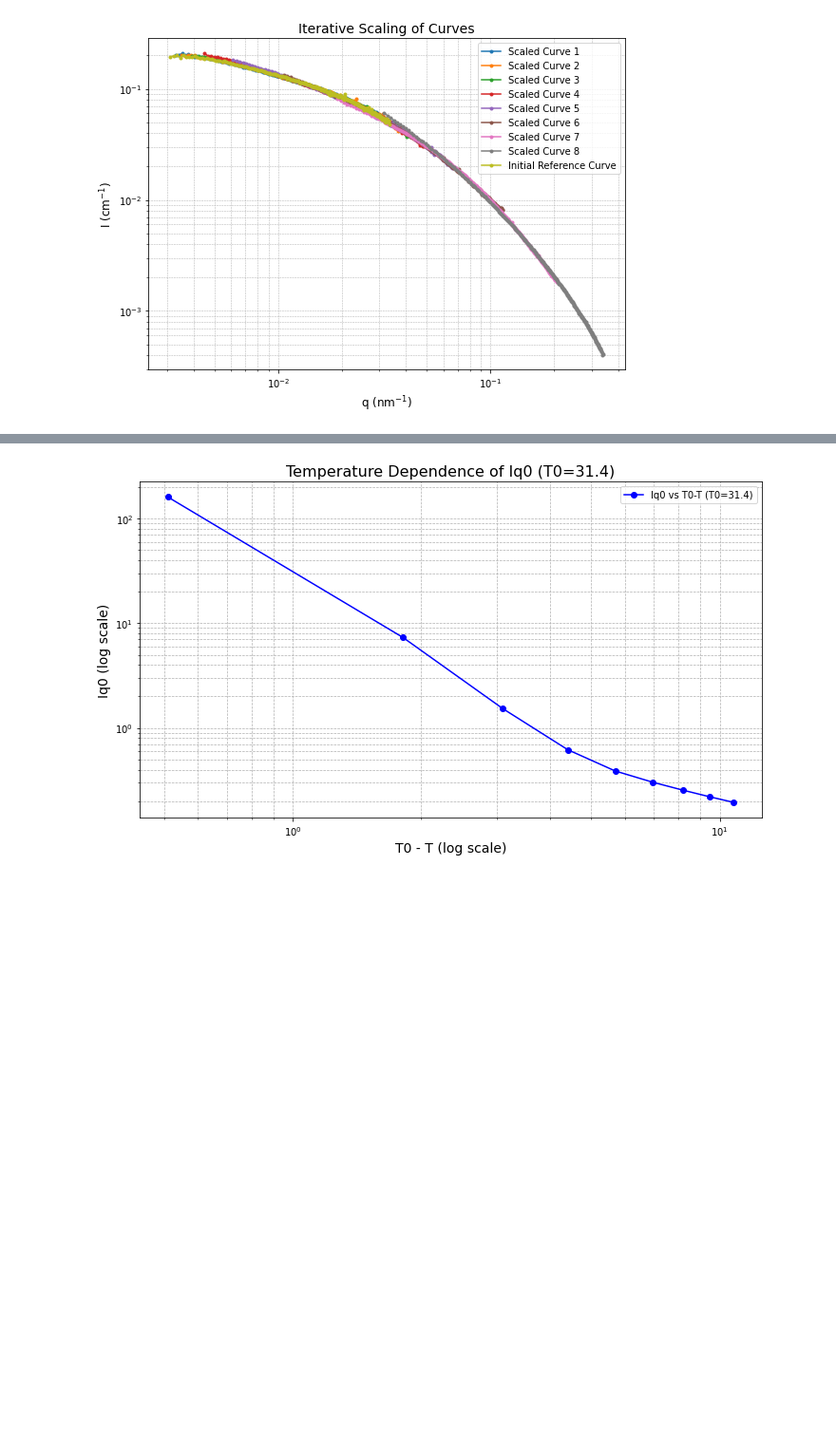
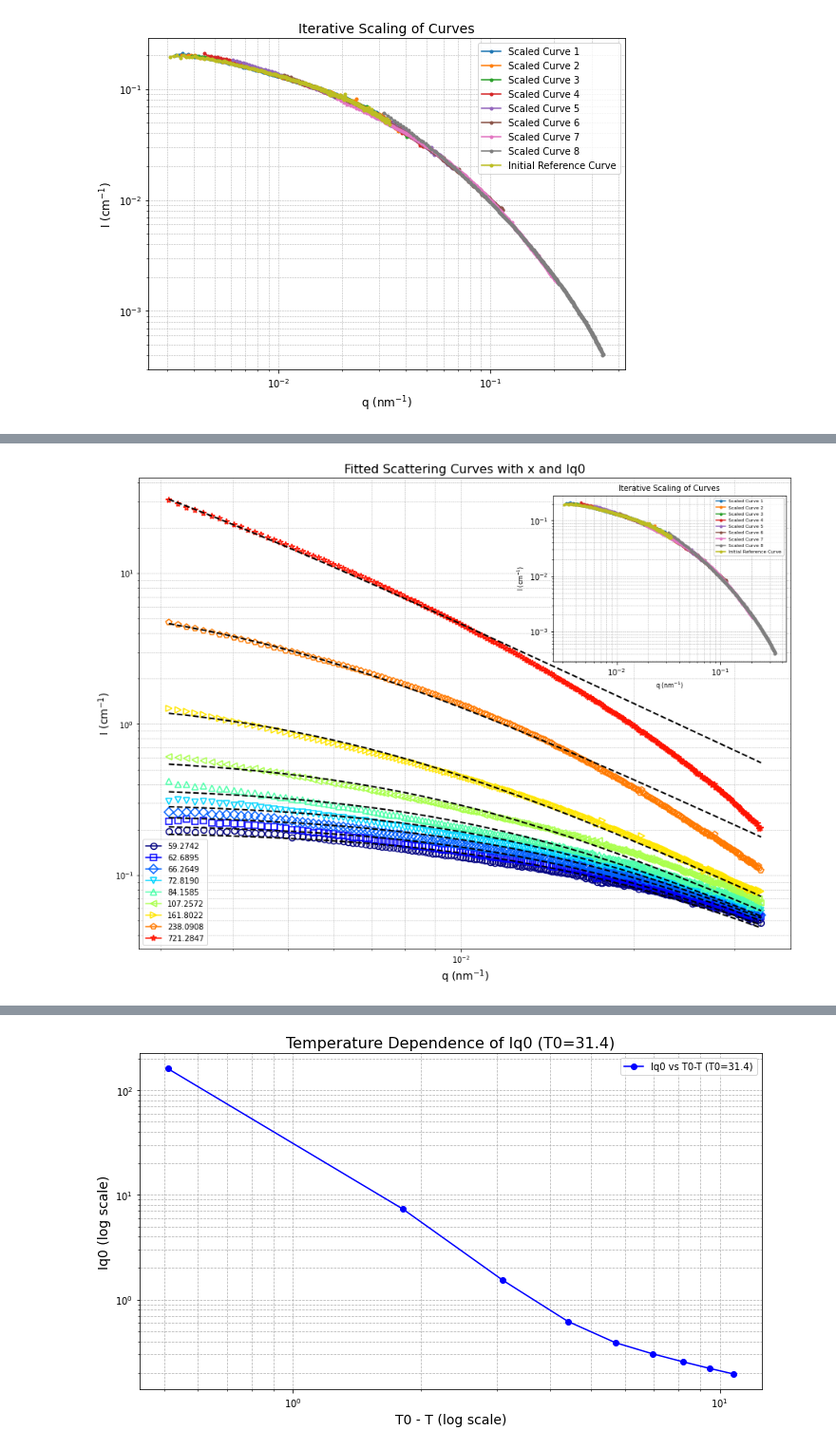
Before and after one commit to AZjk/llps-saxpcs, a Jupyter notebook: H06/H06_SAXS_Scaling.ipynb, the cells around one changed output, grey strips where cells are left out. Shown at 95% size. Saved outputs shown, nothing was run; the diff lists cells and outputs as text; code cells hidden in the pictures; blank space fills up the shorter version.

```diff
--- a/H06/H06_SAXS_Scaling.ipynb
+++ b/H06/H06_SAXS_Scaling.ipynb
@@ -287,0 +308,94 @@ Curve 9: Fitted Iq0 = 160.6682, Fitted x = 721.2847
+# %%
+import pickle
+import numpy as np
+import matplotlib.pyplot as plt
+from matplotlib.lines import Line2D
+from scipy.optimize import curve_fit
+
+# Load the data
+with open('checkpoint.pickle', 'rb') as f:
+    avg_ramp_up = pickle.load(f)
+    avg_ramp_down = pickle.load(f)
+    t_el = pickle.load(f)
+    ql_sta = pickle.load(f)
+    ql_dyn = pickle.load(f)
+
+# Function to preprocess data and remove non-positive values
+def preprocess_data(avg_data_list, ql_sta):
+    cleaned_data_list = []
+    cleaned_ql_sta = []
+    for curve in avg_data_list[:-1]:
+        q = ql_sta
+        i = curve['saxs_1d']
+        valid_indices = (q > 0) & (i > 0)
+        cleaned_q = q[valid_indices]
+        cleaned_i = i[valid_indices]
+        if len(cleaned_q) > 0 and len(cleaned_i) > 0:
+            cleaned_ql_sta.append(cleaned_q)
+            cleaned_data_list.append({'saxs_1d': cleaned_i})
+    return cleaned_data_list, cleaned_ql_sta
+
+# Preprocess the data
+avg_ramp_up_cleaned, ql_sta_cleaned = preprocess_data(avg_ramp_up, ql_sta)
+
+# Define the scattering fit function
+def scattering_fit(q, Iq0, x):
+    b = 1.7815
+    return Iq0 / (1 + (x * q)**b)
+
+# Fit each temperature curve
+fitted_parameters = []
+fitted_curves = []
+for i, (q, data) in enumerate(zip(ql_sta_cleaned, avg_ramp_up_cleaned)):
+    I = data['saxs_1d']
+    try:
+        popt, _ = curve_fit(scattering_fit, q, I, p0=[np.max(I), 1], bounds=([0, 0], [np.inf, np.inf]))
+        Iq0_fit, x_fit = popt
+        fitted_parameters.append((Iq0_fit, x_fit))
+        fitted_curves.append((q, scattering_fit(q, Iq0_fit, x_fit)))
+    except RuntimeError:
+        continue
+
+# Generate colormap for curves
+cmap = plt.get_cmap('jet')
+total_curves = len(ql_sta_cleaned)
+colors = [cmap(i / total_curves) for i in range(total_curves)]
+marker_styles = ['o', 's', 'D', 'v', '^', '<', '>', 'p', '*']
+
+# Main figure
+fig, ax = plt.subplots(figsize=(14, 10))
+fig.subplots_adjust(left=0.1,right=0.105, top=0.27)
+
+for i, (q, data) in enumerate(zip(ql_sta_cleaned, avg_ramp_up_cleaned)):
+    ax.loglog(q, data['saxs_1d'], marker_styles[i % len(marker_styles)], label=f'{fitted_parameters[i][1]:.4f}',
+               color=colors[i], markersize=8, markerfacecolor='none', markeredgewidth=1.5)
+for i, (q, fitted_I) in enumerate(fitted_curves):
+    ax.loglog(q, fitted_I, '--', color='black', linewidth=2)
+
+# Legend
+legend_elements = [
+    Line2D([0], [0], marker=marker_styles[i % len(marker_styles)], color=colors[i], label=f'{fitted_parameters[i][1]:.4f}',
+           markersize=8, markerfacecolor='none', markeredgewidth=1.5)
+    for i in range(len(fitted_parameters))
+]
+ax.legend(handles=legend_elements, loc='lower left', fontsize=10, frameon=True)
+ax.set_xlabel('q ($\mathdefault{nm^{-1}}$)', fontsize=14)
+ax.set_ylabel('I (cm$^\mathdefault{-1}$)', fontsize=14)
+ax.set_title('Fitted Scattering Curves with x and Iq0', fontsize=16)
+ax.grid(which='both', linestyle='--', linewidth=0.5)
+
+# Inset for Iterative Scaling
+ax_inset = fig.add_axes([0.6, 0.6, 0.3, 0.3])  # Position inset
+for i, (scaled_x, scaled_y) in enumerate(scaled_curves):
+    ax_inset.loglog(scaled_x, scaled_y, label=f'Scaled Curve {i+1}', marker='o', linestyle='-', markersize=3)
+ax_inset.loglog(ql_sta_cleaned[0], avg_ramp_up_cleaned[0]['saxs_1d'], label='Initial Reference Curve', marker='o', linestyle='-', markersize=3)
+ax_inset.set_xlabel('q ($\mathdefault{nm^{-1}}$)', fontsize=8)
+ax_inset.set_ylabel('I (cm$^\mathdefault{-1}$)', fontsize=8)
+ax_inset.set_title('Iterative Scaling of Curves', fontsize=10)
+ax_inset.legend(fontsize=6)
+ax_inset.grid(which='both', linestyle='--', linewidth=0.5)
+
+plt.tight_layout()
+plt.show()
+# %% [output]
+[figure, added]
```
Also changed, not shown: parts of 4 cells of this notebook, 1 other file.
